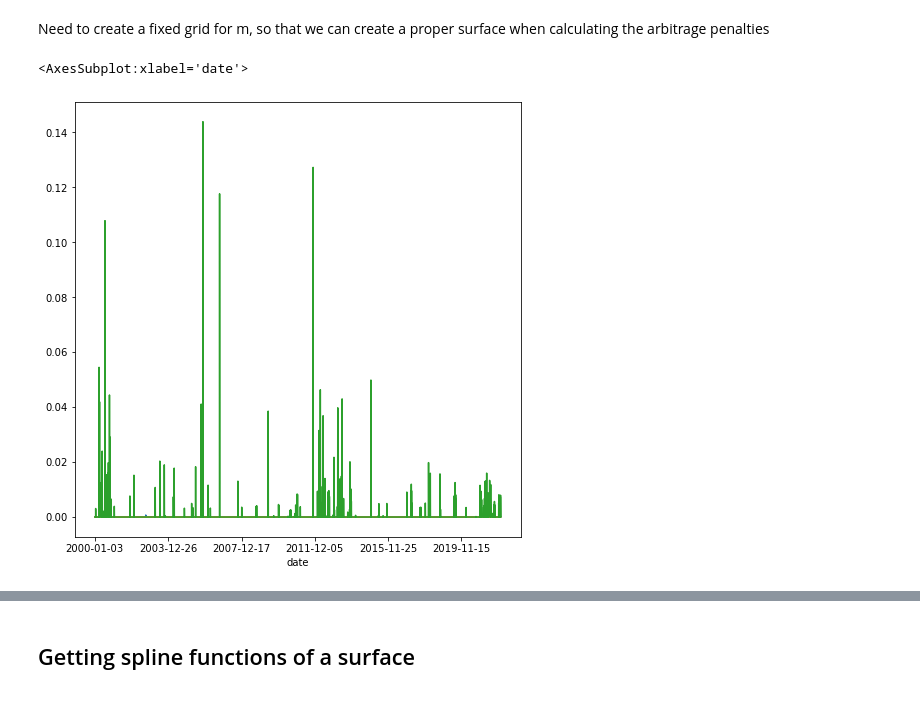
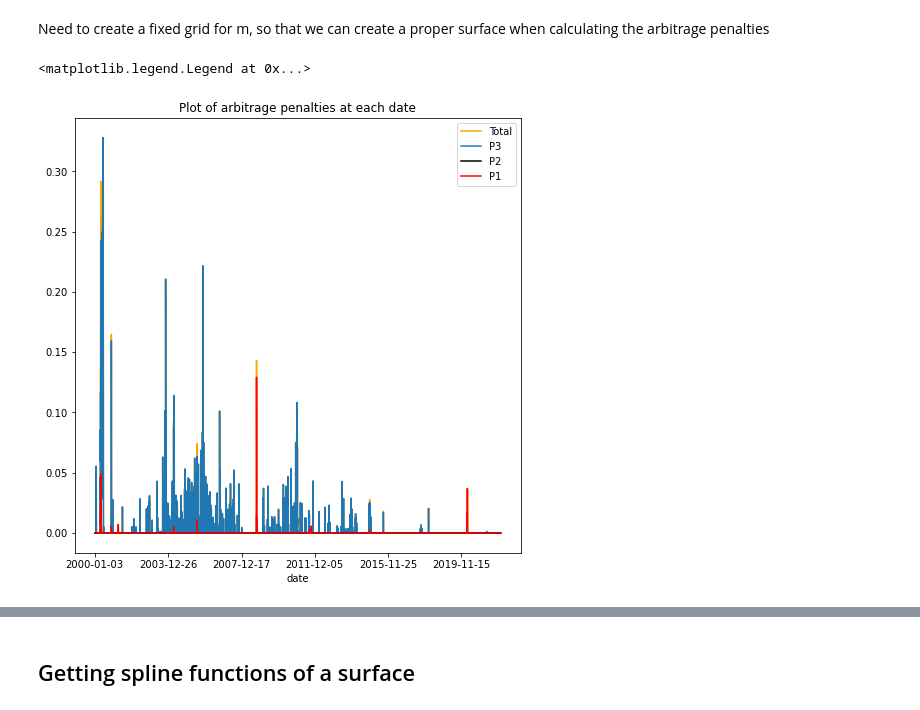
Before and after one commit to DavidMal101/Topics-in-Quant-Finance, a Jupyter notebook: Topics in Quant Finance.ipynb, the cells around one changed output, grey strips where cells are left out. Drawn from its saved outputs; the diff is of its cells as text; code cells hidden in the pictures.

```diff
--- a/Topics in Quant Finance.ipynb
+++ b/Topics in Quant Finance.ipynb
@@ -255,7 +221,7 @@ def p2(df,matrix=False):
     if matrix is true return the surface of p1
     '''
     df['time']=df['days']/365
-
+    max_m=max(df['moneyness'].unique())
     pivot_df=pd.pivot(df,index=['moneyness'],columns=['time'],values='c')
     pivot_df=pivot_df.shift(-1)-pivot_df
     money_diff=np.diff(pivot_df.index.to_numpy())
@@ -372,7 +322,7 @@ for days in impl_vol_df['days'].unique():
 #calculate moneyness
 impl_vol_df['moneyness']=impl_vol_df.apply(lambda x: inverse_delta(x.delta,x.days/365,x.rate,x.impl_volatility),axis=1)
 # %%
-impl_vol_df['c']=impl_vol_df.apply(lambda row: c(row['moneyness'],row['days']/365,row['rate'],row['impl_volatility']),axis=1)
+#impl_vol_df['c']=impl_vol_df.apply(lambda row: c(row['moneyness'],row['days']/365,row['rate'],row['impl_volatility']),axis=1)
 # %% [markdown]
 Need to create a fixed grid for m, so that we can create a proper surface when calculating the arbitrage penalties
 # %%
@@ -413,7 +363,7 @@ def interpolate_moneyness(df):
         sub_df['impl_volatility']=interpolated_points
 
         interpolated_df=pd.concat([interpolated_df,sub_df],ignore_index=True)
-        interpolated_df.drop(columns=['delta','c'],inplace=True)
+        interpolated_df.drop(columns=['delta'],inplace=True)
         #delta and c are no longer accurate
     return interpolated_df
 # %%
@@ -430,11 +380,16 @@ interp_implvol_df['c']=interp_implvol_df.apply(lambda row: c(row['moneyness'],ro
 p1_vals=interp_implvol_df.groupby('date').apply(p1)
 p2_vals=interp_implvol_df.groupby('date').apply(p2)
 p3_vals=interp_implvol_df.groupby('date').apply(p3)
+ptot_vals=p1_vals+p3_vals+p2_vals
 # %%
-p1_vals.plot(figsize=(8,8))
-p2_vals.plot(figsize=(8,8))
-p3_vals.plot(figsize=(8,8))
+ptot_vals.plot(figsize=(8,8),label='Total',color='orange')
+p3_vals.plot(figsize=(8,8),label='P3')
+p2_vals.plot(figsize=(8,8),label='P2',color='black')
+p1_vals.plot(figsize=(8,8),label='P1',color='red')
+plt.title("Plot of arbitrage penalties at each date")
+
+plt.legend()
 # %% [output]
-<AxesSubplot:xlabel='date'>
+<matplotlib.legend.Legend at 0x...>
-[figure, old version]
+[figure, new version]
 # %%
```
Also changed, not shown: parts of 19 cells of this notebook.
